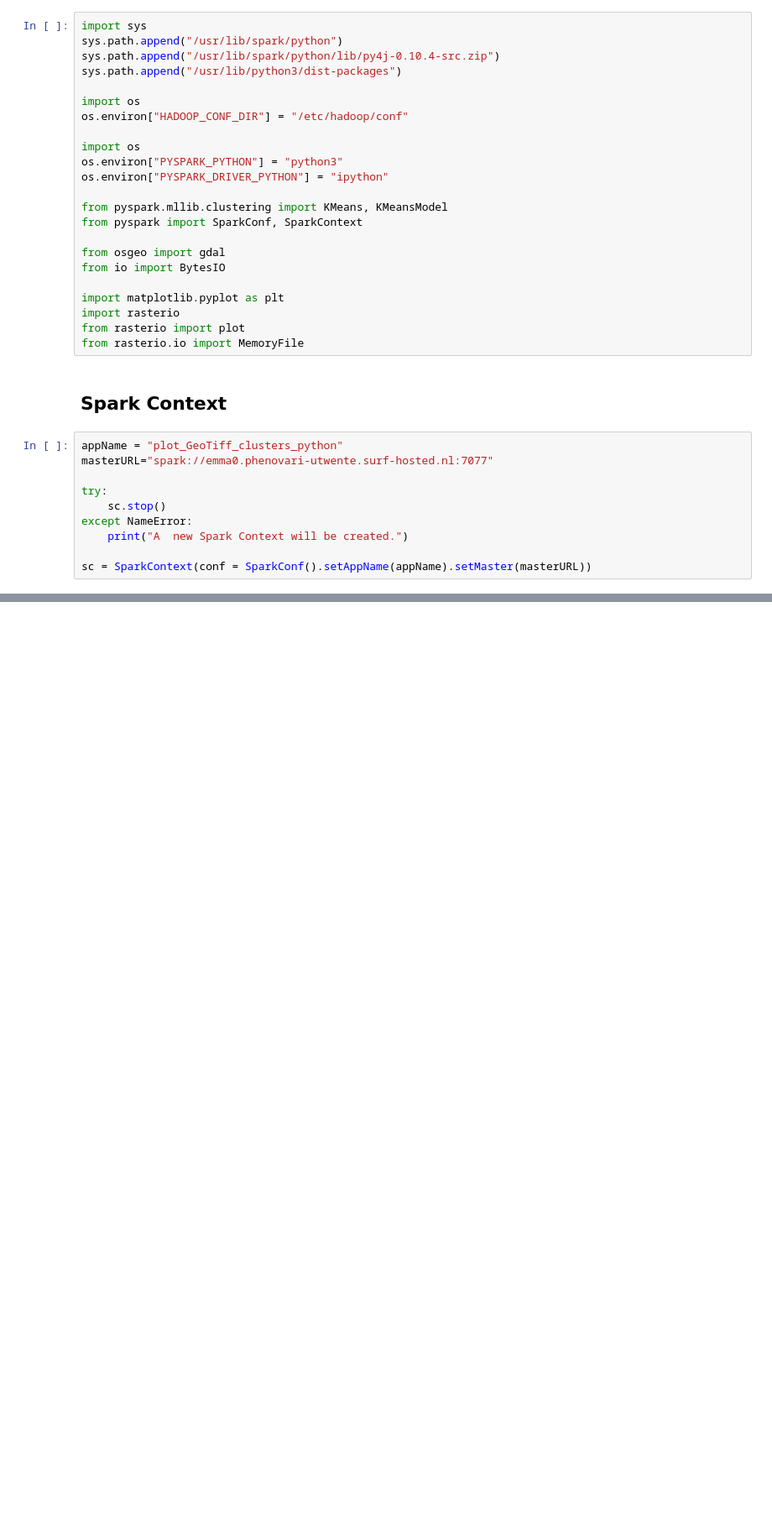
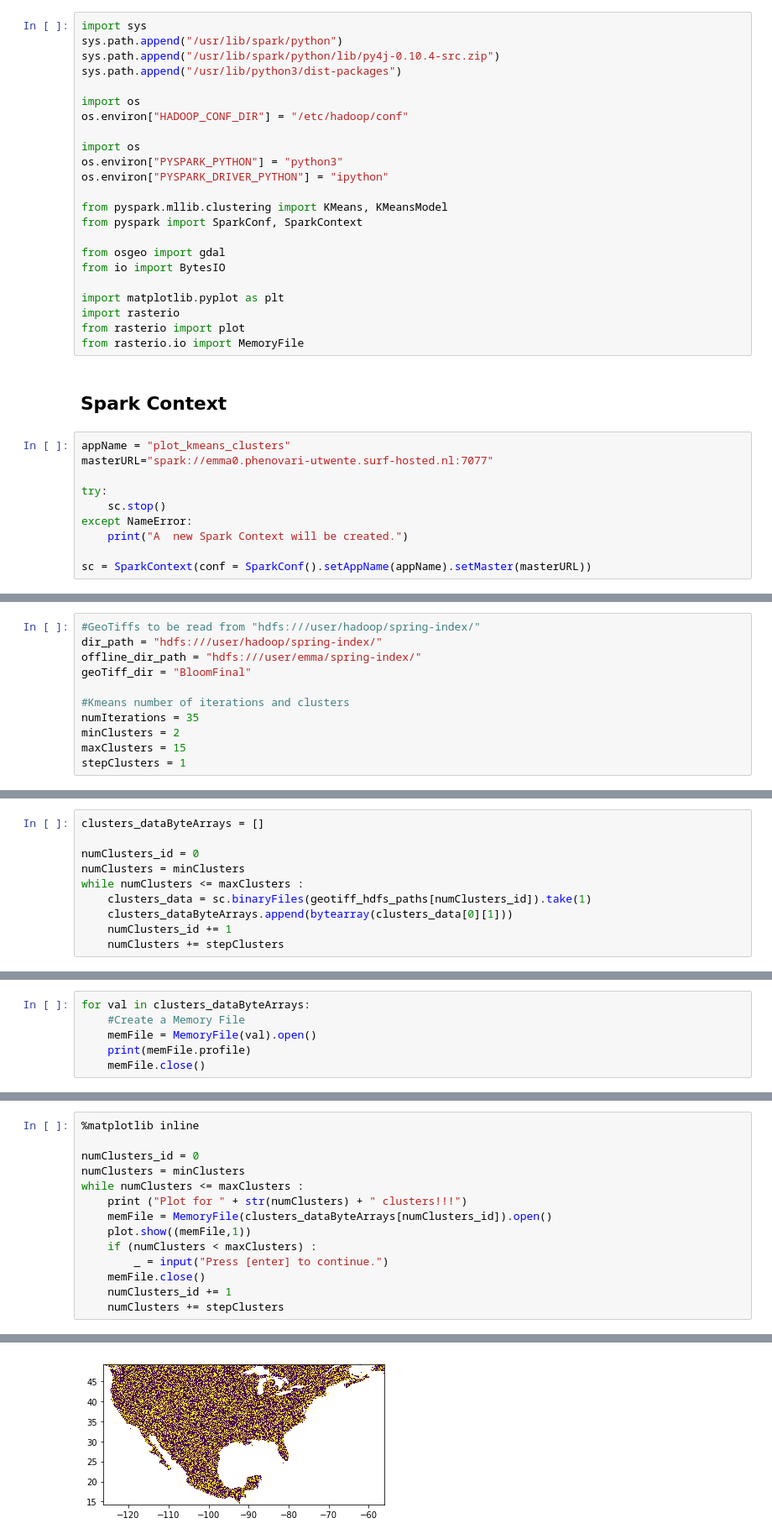
Before and after one commit to phenology/infrastructure, a Jupyter notebook: applications/notebooks/stable/plot_kmeans_clusters.ipynb, the cells around one changed output, grey strips where cells are left out. Shown at 84% size. Saved outputs shown, nothing was run; the diff lists cells and outputs as text; blank space fills up the shorter version.

Commit message:
Improved version where the user can plot several GeoTiffs.

```diff
--- a/applications/notebooks/stable/plot_kmeans_clusters.ipynb
+++ b/applications/notebooks/stable/plot_kmeans_clusters.ipynb
@@ -30,7 +30,7 @@ from rasterio.io import MemoryFile
 # %% [markdown]
 ## Spark Context
 # %%
-appName = "plot_GeoTiff_clusters_python"
+appName = "plot_kmeans_clusters"
 masterURL="spark://emma0.phenovari-utwente.surf-hosted.nl:7077"
 
 try:
@@ -63,0 +48,11 @@ plot.show((clusters_dataset,1))
+# %%
+#GeoTiffs to be read from "hdfs:///user/hadoop/spring-index/"
+dir_path = "hdfs:///user/hadoop/spring-index/"
+offline_dir_path = "hdfs:///user/emma/spring-index/"
+geoTiff_dir = "BloomFinal"
+
+#Kmeans number of iterations and clusters
+numIterations = 35
+minClusters = 2
+maxClusters = 15
+stepClusters = 1
@@ -63,0 +82,10 @@ plot.show((clusters_dataset,1))
+# %%
+clusters_dataByteArrays = []
+
+numClusters_id = 0
+numClusters = minClusters
+while numClusters <= maxClusters :
+    clusters_data = sc.binaryFiles(geotiff_hdfs_paths[numClusters_id]).take(1)
+    clusters_dataByteArrays.append(bytearray(clusters_data[0][1]))
+    numClusters_id += 1
+    numClusters += stepClusters
@@ -63,0 +94,6 @@ plot.show((clusters_dataset,1))
+# %%
+for val in clusters_dataByteArrays:
+    #Create a Memory File
+    memFile = MemoryFile(val).open()
+    print(memFile.profile)
+    memFile.close()
@@ -63,0 +120,15 @@ plot.show((clusters_dataset,1))
+# %%
+%matplotlib inline
+
+numClusters_id = 0
+numClusters = minClusters
+while numClusters <= maxClusters :
+    print ("Plot for " + str(numClusters) + " clusters!!!")
+    memFile = MemoryFile(clusters_dataByteArrays[numClusters_id]).open()
+    plot.show((memFile,1))
+    if (numClusters < maxClusters) :
+        _ = input("Press [enter] to continue.")
+    memFile.close()
+    numClusters_id += 1
+    numClusters += stepClusters
+# %% [output]
@@ -63,0 +136 @@ plot.show((clusters_dataset,1))
+[figure, added]
```
Also changed, not shown: parts of 16 cells of this notebook.
